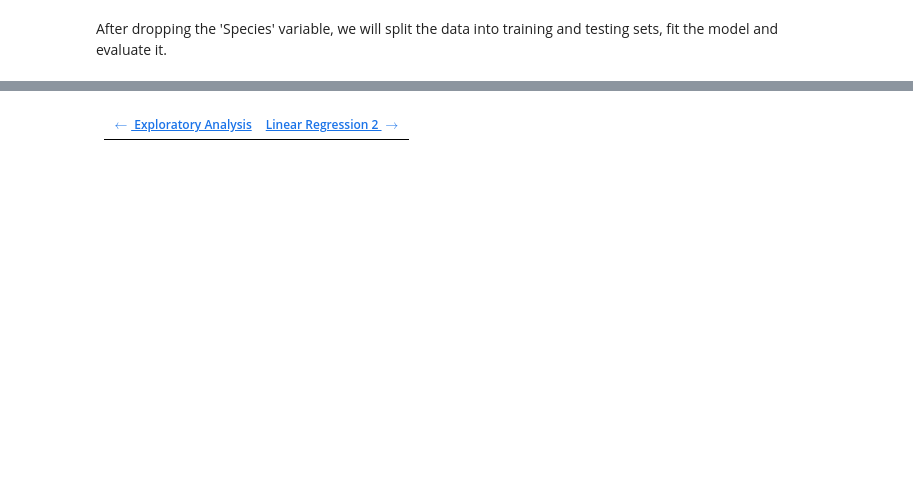
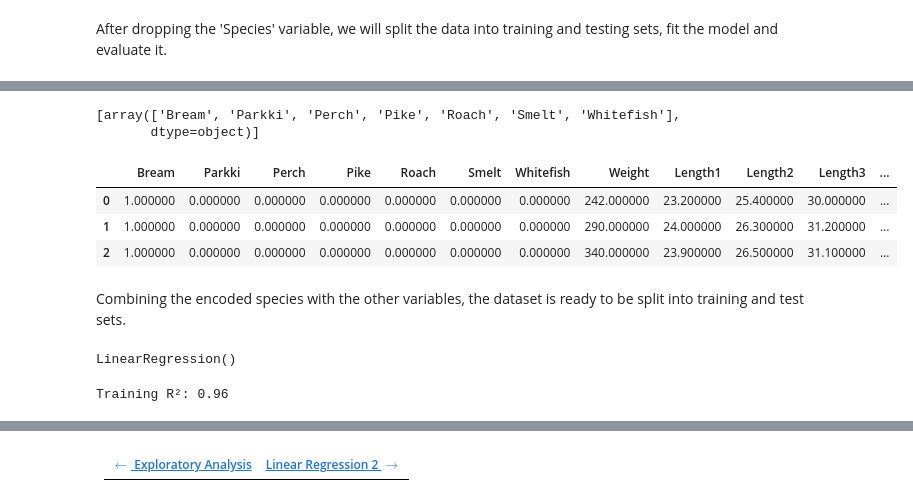
Before and after one commit to joaoalexarruda/fishcatch, a Jupyter notebook: notebooks/n1_linear_regression_1.ipynb, the cells around one changed output, grey strips where cells are left out. Saved outputs shown, nothing was run; the diff lists cells and outputs as text; code cells hidden in the pictures; blank space fills up the shorter version.

```diff
--- a/notebooks/n1_linear_regression_1.ipynb
+++ b/notebooks/n1_linear_regression_1.ipynb
@@ -58,0 +161,11 @@ lr.fit(X_train, y_train)
+# %%
+from sklearn.preprocessing import OneHotEncoder
+
+# Encoding the Species column
+encoder = OneHotEncoder()
+encoder.handle_unknown = 'ignore'
+
+# Turning the Species column into a numpy array with new columns
+# for each species. 1: True, 0: False
+species_encoded = encoder.fit_transform(df[['Species']])
+species_encoded.toarray()
@@ -58,0 +180,28 @@ lr.fit(X_train, y_train)
+# %%
+# All the categories in the Species column
+encoder.categories_
+# %% [output]
+[array(['Bream', 'Parkki', 'Perch', 'Pike', 'Roach', 'Smelt', 'Whitefish'],
+       dtype=object)]
+# %%
+# Combine the encoded species with the original dataset
+encoder.get_feature_names_out()
+
+df_output = pd.DataFrame(encoder.transform(df[['Species']]).toarray(),
+
+                         columns=encoder.categories_[0].tolist(),
+
+                         index=df.index)
+
+
+df_with_species = pd.concat(
+    [df_output, df.drop(columns=['Species'])], axis=1)
+
+df_with_species.head(3).style.background_gradient(cmap='viridis')
+# %% [output]
+|  | Bream | Parkki | Perch | Pike | Roach | Smelt | Whitefish | Weight | Length1 | Length2 | Length3 | ... |
+| 0 | 1.000000 | 0.000000 | 0.000000 | 0.000000 | 0.000000 | 0.000000 | 0.000000 | 242.000000 | 23.200000 | 25.400000 | 30.000000 | ... |
+| 1 | 1.000000 | 0.000000 | 0.000000 | 0.000000 | 0.000000 | 0.000000 | 0.000000 | 290.000000 | 24.000000 | 26.300000 | 31.200000 | ... |
+| 2 | 1.000000 | 0.000000 | 0.000000 | 0.000000 | 0.000000 | 0.000000 | 0.000000 | 340.000000 | 23.900000 | 26.500000 | 31.100000 | ... |
+# %% [markdown]
+Combining the encoded species with the other variables, the dataset is ready to be split into training and test sets.
@@ -59,4 +219,15 @@ lr.fit(X_train, y_train)
+# %%
+# Fitting the model
+from sklearn.linear_model import LinearRegression
+from sklearn.metrics import mean_squared_error, mean_absolute_error, r2_score
+
+lr = LinearRegression()
+lr.fit(X_train, y_train)
+# %% [output]
+LinearRegression()
 # %%
 # R2 score of the training set
-train_r2_no_species = lr.score(X_train, y_train)
-print(f'Training R²: {train_r2_no_species:.2f}')
+train_r2 = lr.score(X_train, y_train)
+print(f'Training R²: {train_r2:.2f}')
+# %% [output]
+Training R²: 0.96
```
Also changed, not shown: parts of 29 cells of this notebook, 1 other file.
